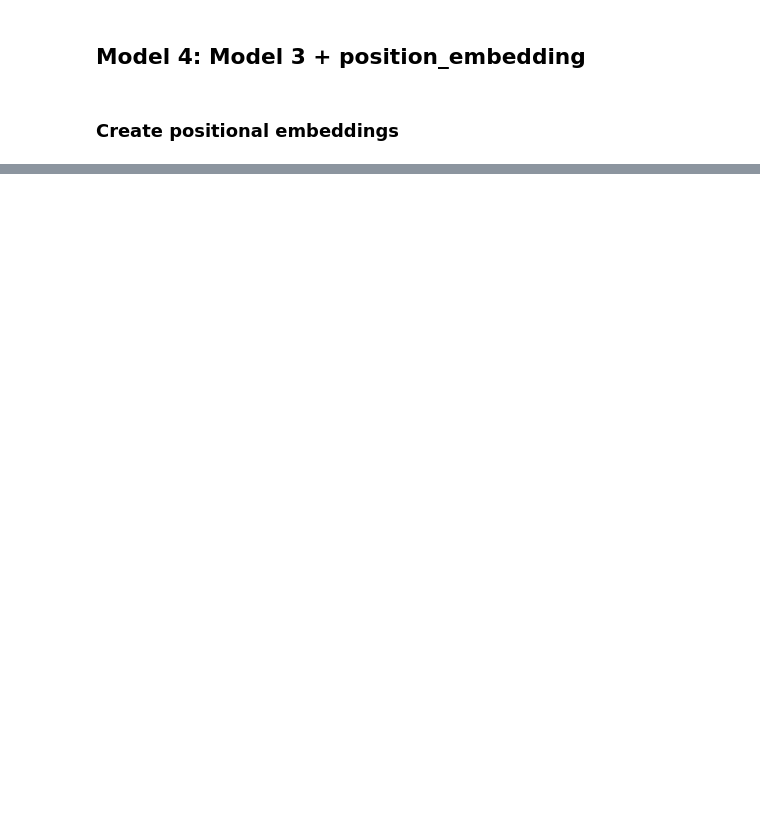
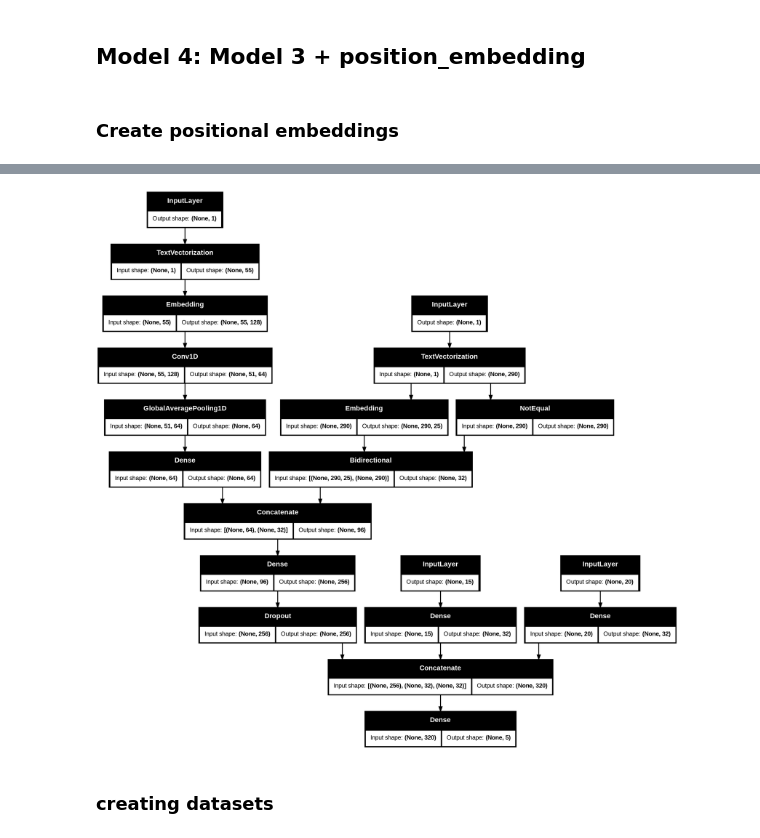
Before and after one commit to voshna123/tensorflow_practice, a Jupyter notebook: med_sum.ipynb, the cells around one changed output, grey strips where cells are left out. Saved outputs shown, nothing was run; the diff lists cells and outputs as text; code cells hidden in the pictures; blank space fills up the shorter version.

```diff
--- a/med_sum.ipynb
+++ b/med_sum.ipynb
@@ -492,0 +613,4 @@ test_max_one_hot = tf.one_hot(test_df['max'].to_numpy(), depth = 20)
+# %%
+line_n_inputs = tf.keras.layers.Input(shape = (15,), dtype=tf.float32, name = "line_number_inputs")
+line_outputs = tf.keras.layers.Dense(32, activation='relu')(line_n_inputs)
+line_model = tf.keras.Model(line_n_inputs, line_outputs)
@@ -492,0 +619,4 @@ test_max_one_hot = tf.one_hot(test_df['max'].to_numpy(), depth = 20)
+# %%
+max_lines = tf.keras.layers.Input(shape = (20,), dtype = tf.float32, name = "max_lines")
+line_outputs = tf.keras.layers.Dense(32, activation='relu')(max_lines)
+max_model = tf.keras.Model(max_lines, line_outputs)
@@ -492,0 +625,14 @@ test_max_one_hot = tf.one_hot(test_df['max'].to_numpy(), depth = 20)
+# %%
+token_char_concat = tf.keras.layers.Concatenate(name ="token_char_hybrid")([token_model.output, char_model.output])
+z = tf.keras.layers.Dense(256, activation='relu')(token_char_concat)
+z = tf.keras.layers.Dropout(0.5)(z)
+# %%
+everything_concat = tf.keras.layers.Concatenate(name = "everthing_combined")([z, line_model.output, max_model.output])
+
+output_layer = tf.keras.layers.Dense(5, activation ='softmax')(everything_concat)
+
+model = tf.keras.Model(inputs =[line_model.input,
+                                max_model.input,
+                                token_model.input,
+                                char_model.input],
+                       outputs = output_layer)
@@ -492,0 +663,4 @@ test_max_one_hot = tf.one_hot(test_df['max'].to_numpy(), depth = 20)
+# %%
+tf.keras.utils.plot_model(model, show_shapes = True)
+# %% [output]
+[figure, added]
@@ -492,0 +671,2 @@ test_max_one_hot = tf.one_hot(test_df['max'].to_numpy(), depth = 20)
+# %% [markdown]
+### creating datasets
```
Also changed, not shown: parts of 51 cells of this notebook.
